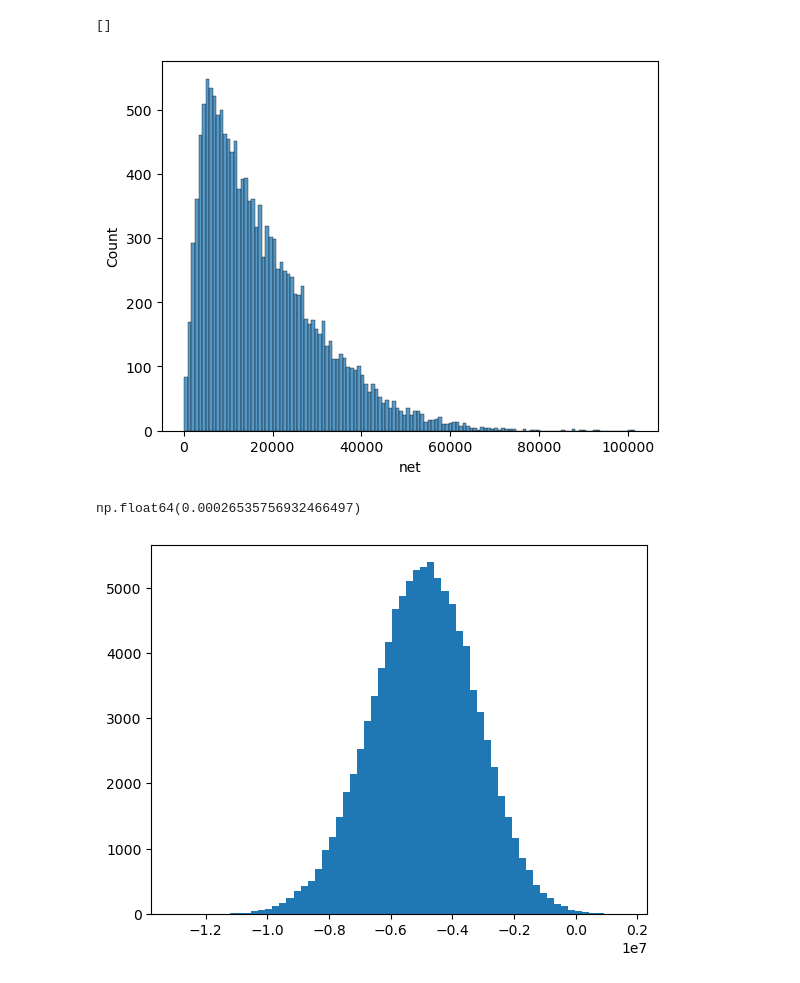
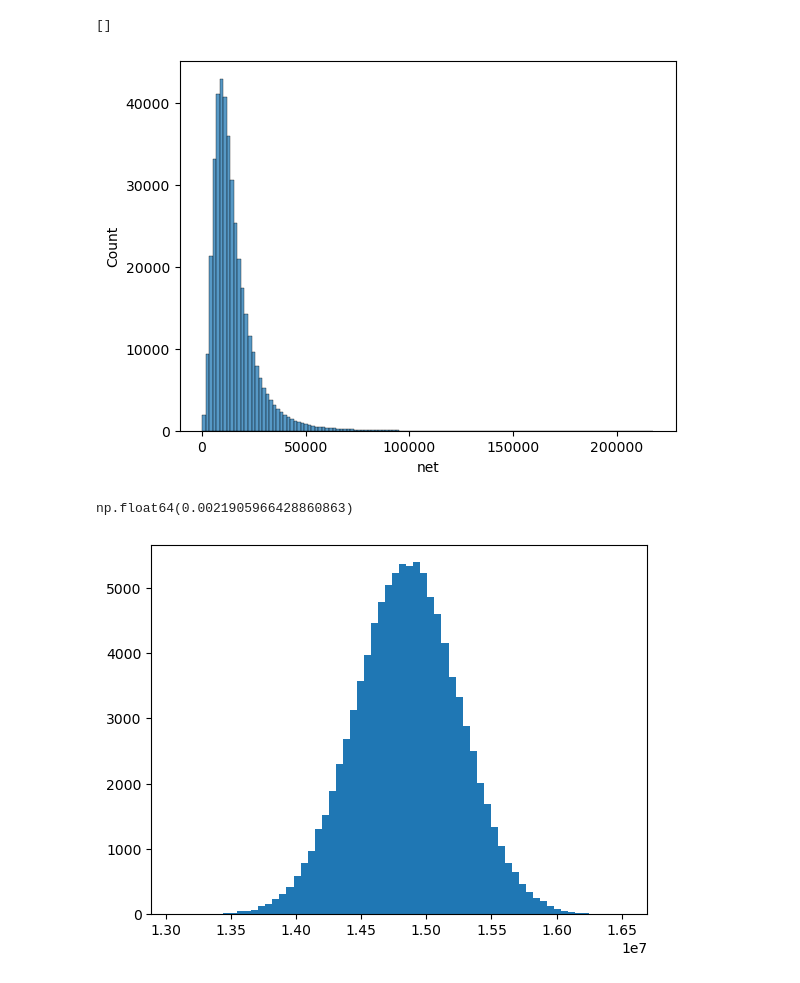
Before and after one commit to ericleonen/fannie-stress-test, a Jupyter notebook: stress-test-sketch.ipynb, the cells around one changed output. Cells and saved outputs as stored; diff of their text form; code cells hidden in the pictures.

```diff
--- a/stress-test-sketch.ipynb
+++ b/stress-test-sketch.ipynb
@@ -37,10 +37,10 @@ import pandas as pd
 import numpy as np
 
 data_2020Q1 = pd.read_csv(
-    "data/2024Q1.csv",
+    "data/2020Q1.csv",
     delimiter="|",
     header=None,
-    nrows=10_000_000,
+    nrows=30_000_000,
     usecols=col_indexes
 )[col_indexes]
 data_2020Q1.columns = cols.keys()
@@ -198,46 +198,54 @@ sns.histplot(
 plt.plot()
 # %% [output]
 []
-[figure, old version]
+[figure, new version]
 # %%
 default_rate = defaulted_loan_ids.mean()
 
 default_rate
 # %% [output]
-np.float64(0.00026535756932466497)
+np.float64(0.0021905966428860863)
 # %%
 def simulate_portfolio(
-    returns_paid: np.ndarray,
-    returns_defaulted: np.ndarray,
-    default_rate: float,
+    data: pd.DataFrame,
+    defaulted: pd.Series,
+    default_rate: float = None,
     N=10000,
     n=100
 ) -> np.ndarray:
+    if default_rate is None:
+        default_rate = defaulted.mean()
+
     n_paid = int(n * (1 - default_rate))
     n_defaulted = int(n * default_rate)
 
-    index_paid = np.random.randint(0, len(returns_paid), size=(N, n_paid))
-    index_defaulted = np.random.randint(0, len(returns_defaulted), size=(N, n_defaulted))
+    investment_paid = data["orig_upb"][~defaulted].values
+    investment_defaulted = data["orig_upb"][defaulted].values
 
-    samples_paid = np.take(returns_paid, index_paid)
-    samples_defaulted = np.take(returns_defaulted, index_defaulted)
+    net_paid = data["net"][~defaulted].values
+    net_defaulted = data["net"][defaulted].values
 
-    mc_returns = samples_paid.sum(axis=1) + samples_defaulted.sum(axis=1)
+    index_paid = np.random.randint(0, len(net_paid), size=(N, n_paid))
+    index_defaulted = np.random.randint(0, len(net_defaulted), size=(N, n_defaulted))
 
-    return mc_returns
+    investment = np.take(investment_paid, index_paid).sum(axis=1) + \
+        np.take(investment_defaulted, index_defaulted).sum(axis=1)
+    net = np.take(net_paid, index_paid).sum(axis=1) + \
+        np.take(net_defaulted, index_defaulted).sum(axis=1)
+
+    return net / investment, net
 # %%
-hist_returns = simulate_portfolio(
-    data_2020Q1["net"][~defaulted_loan_ids].values,
-    data_2020Q1["net"][defaulted_loan_ids].values,
-    default_rate=0.1,
+returns, net = simulate_portfolio(
+    data_2020Q1,
+    defaulted_loan_ids,
     N=100_000,
     n=1_000
 )
 
 plt.hist(
-    hist_returns,
+    net,
     bins=64
 )
 plt.show()
 # %% [output]
-[figure, old version]
+[figure, new version]
```
Also changed, not shown: parts of 4 cells of this notebook.
